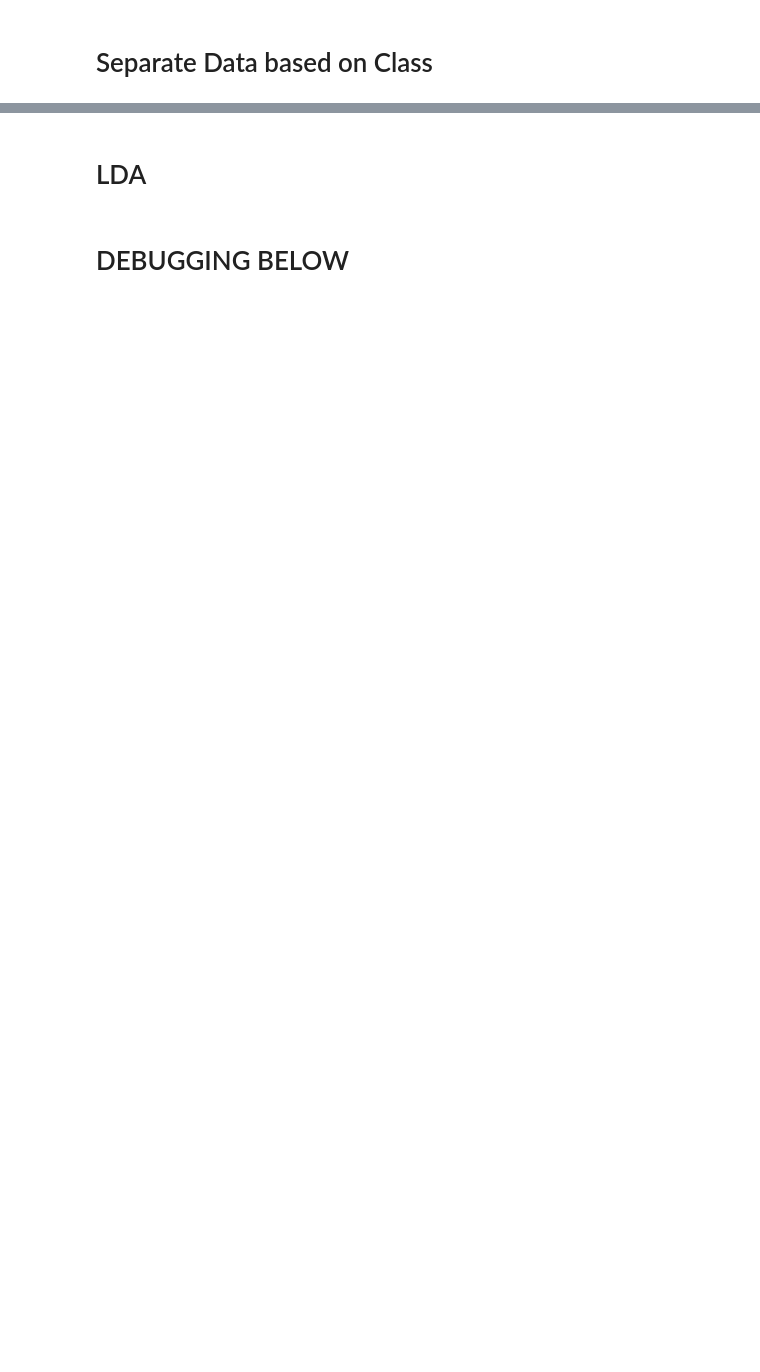
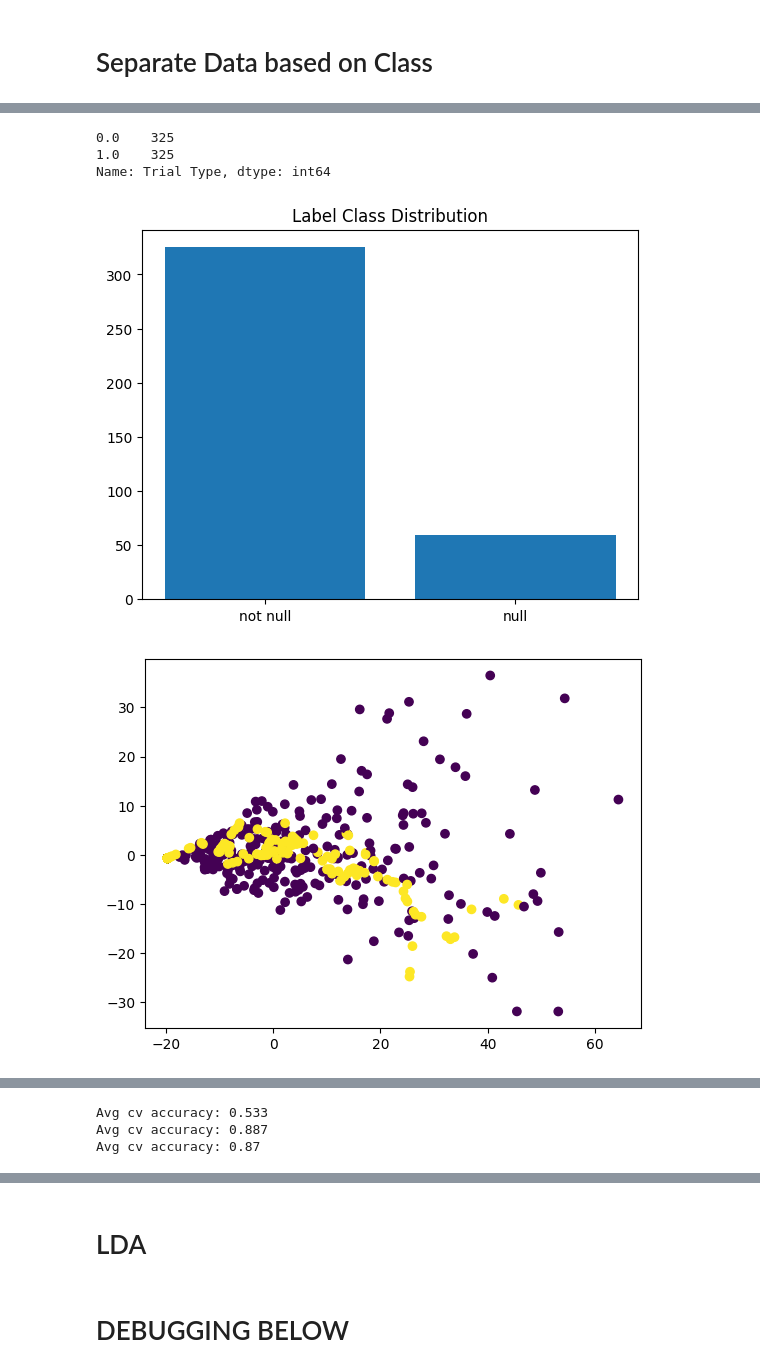
Before and after one commit to Taiyounomiya/ReachClassifier, a Jupyter notebook: notebooks/Classifier2_BN_edit.ipynb, the cells around one changed output, grey strips where cells are left out. Saved outputs shown, nothing was run; the diff lists cells and outputs as text; code cells hidden in the pictures; blank space fills up the shorter version.

Commit message:
Update notebook, final classification notebook. Add functionality, correction to ReachClassifier.py

```diff
--- a/notebooks/Classifier2_BN_edit.ipynb
+++ b/notebooks/Classifier2_BN_edit.ipynb
@@ -131,38 +47,0 @@ display(leftHand_data)
-# %%
-import pdb
-# EXTENDED not null data
-notNull_data_extended = df_extended_labels[df_extended_labels['Trial Type']==0] # 1 if null, 0 if real trial
-display(notNull_data_extended)
-
-
-# single v multiple datasets
-singleReach_data_extended = notNull_data_extended[notNull_data_extended['Num Reaches'] == 0] # 0 if <=1, 1 if > 1 reaches
-#multipleReach_data = notNull_data[notNull_data['Num Reaches'] == 1]
-display(singleReach_data_extended)
-#display(multipleReach_data)
-
-## l v r dataset
-singleReach_data2_extended = singleReach_data_extended[singleReach_data_extended['Which Hand']!=3] # rm bi
-singleReach_data2_extended = singleReach_data2_extended.replace({2:0, 1:0, 5:1}) # combine lr (2) with l (1) to 0. change r (5) to 1
-#pd.unique(singleReach_data2['Nonbin Which Hand']) # 1 2 is l, 3 is bi, 5 is r
-display(singleReach_data2_extended)
-
-
-data_extended, model_null_extended = doPCA(pre(discrete_df_extended), None)
-
-null_fname = 'null_PCA.sav'
-joblib.dump(model_null_extended, null_fname)
-
-singleReach_data_extended.drop(labels.columns, inplace=True, axis=1)
-
-data_extended_number, model_number_extended = doPCA(pre(singleReach_data_extended), None, concat=True)
-
-
-num_fname = 'num_reach_PCA.sav'
-joblib.dump(model_number_extended, num_fname)
-
-singleReach_data2_extended.drop(labels.columns, inplace=True, axis=1)
-data_extended_hand, model_hand_extended = doPCA(pre(singleReach_data2_extended), None, concat=True)
-
-hand_fname = 'hand_PCA.sav'
-joblib.dump(model_hand_extended, hand_fname)
@@ -210,4 +48,12 @@ NameError: name 'doPCA' is not defined
 # %%
+
 null_classifier = classifier(data_extended, 'Trial Type')
 convert_dict = { 0:"not null", 1:"null"}
 null_classifier.main(convert_dict, sn_k=False)
+null_classifier.plotPCAROC(data_extended, 'Trial Type', 60)
+# %% [output]
+0.0    325
+1.0    325
+Name: Trial Type, dtype: int64
+[figure, added]
+[figure, added]
@@ -213,0 +61,3 @@ null_classifier.main(convert_dict, sn_k=False)
+Avg cv accuracy: 0.533
+Avg cv accuracy: 0.887
+Avg cv accuracy: 0.87
```
Also changed, not shown: parts of 48 cells of this notebook, 3 other files.
